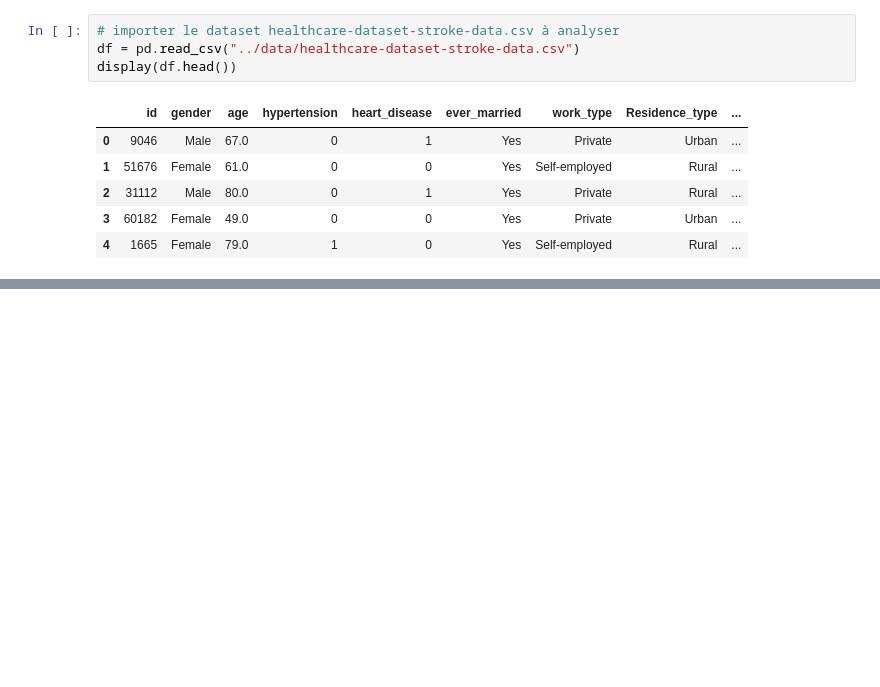
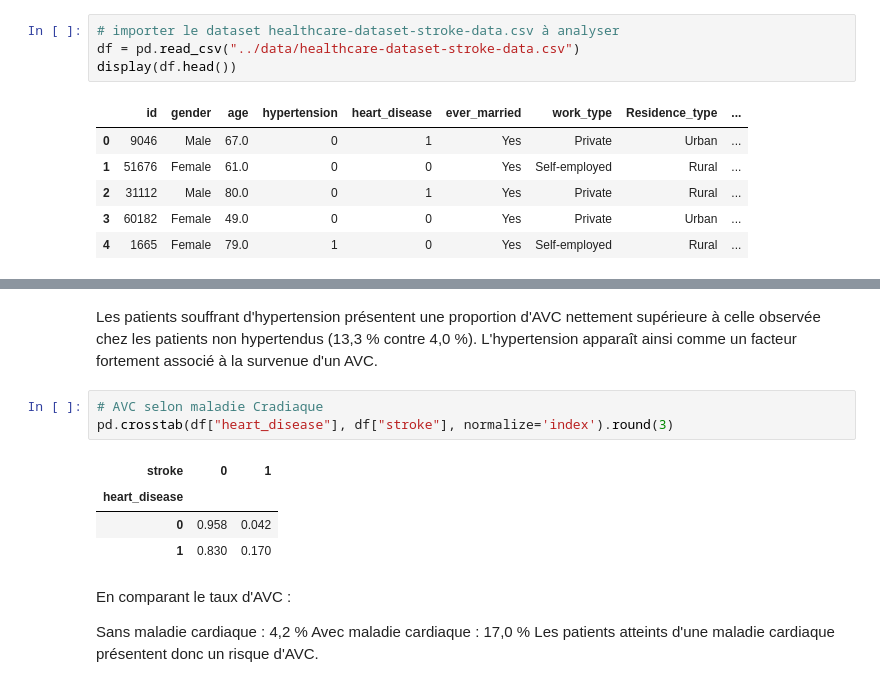
Before and after one commit to Audrey-Djomi/projet-avc-prediction, a Jupyter notebook: notebooks/01_exploration.ipynb, the cells around one changed output, grey strips where cells are left out. Drawn from its saved outputs; the diff is of its cells as text; blank space fills up the shorter version.

```diff
--- a/notebooks/01_exploration.ipynb
+++ b/notebooks/01_exploration.ipynb
@@ -27,0 +360,17 @@ Index(['id', 'gender', 'age', 'hypertension', 'heart_disease', 'ever_married',
+# %% [markdown]
+Les patients souffrant d'hypertension présentent une proportion d'AVC nettement supérieure à celle observée chez les patients non hypertendus (13,3 % contre 4,0 %).
+L'hypertension apparaît ainsi comme un facteur fortement associé à la survenue d'un AVC.
+# %%
+# AVC selon maladie Cradiaque
+pd.crosstab(df["heart_disease"], df["stroke"], normalize='index').round(3)
+# %% [output]
+| stroke | 0 | 1 |
+| heart_disease |  |  |
+| 0 | 0.958 | 0.042 |
+| 1 | 0.830 | 0.170 |
+# %% [markdown]
+En comparant le taux d'AVC :
+
+Sans maladie cardiaque : 4,2 %
+Avec maladie cardiaque : 17,0 %
+Les patients atteints d'une maladie cardiaque présentent donc un risque d'AVC.
```
Also changed, not shown: parts of 45 cells of this notebook, 2 other files.
